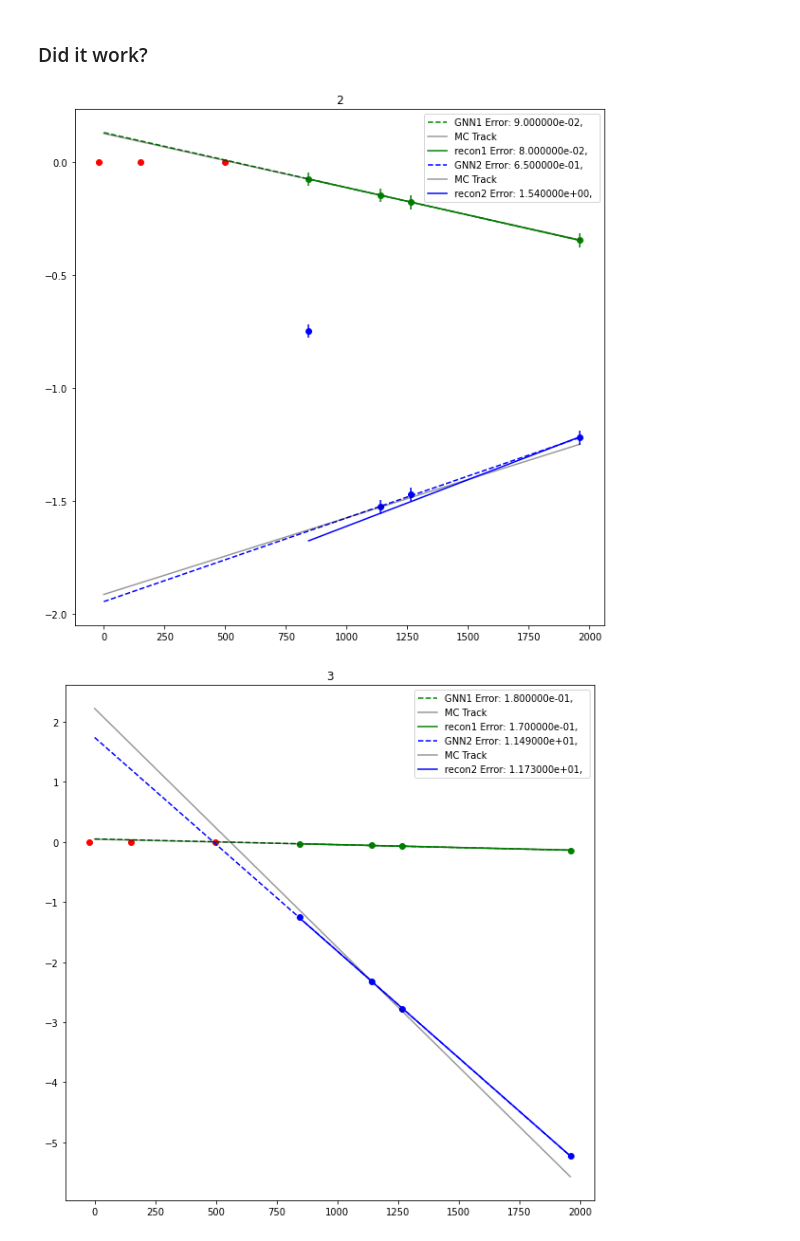
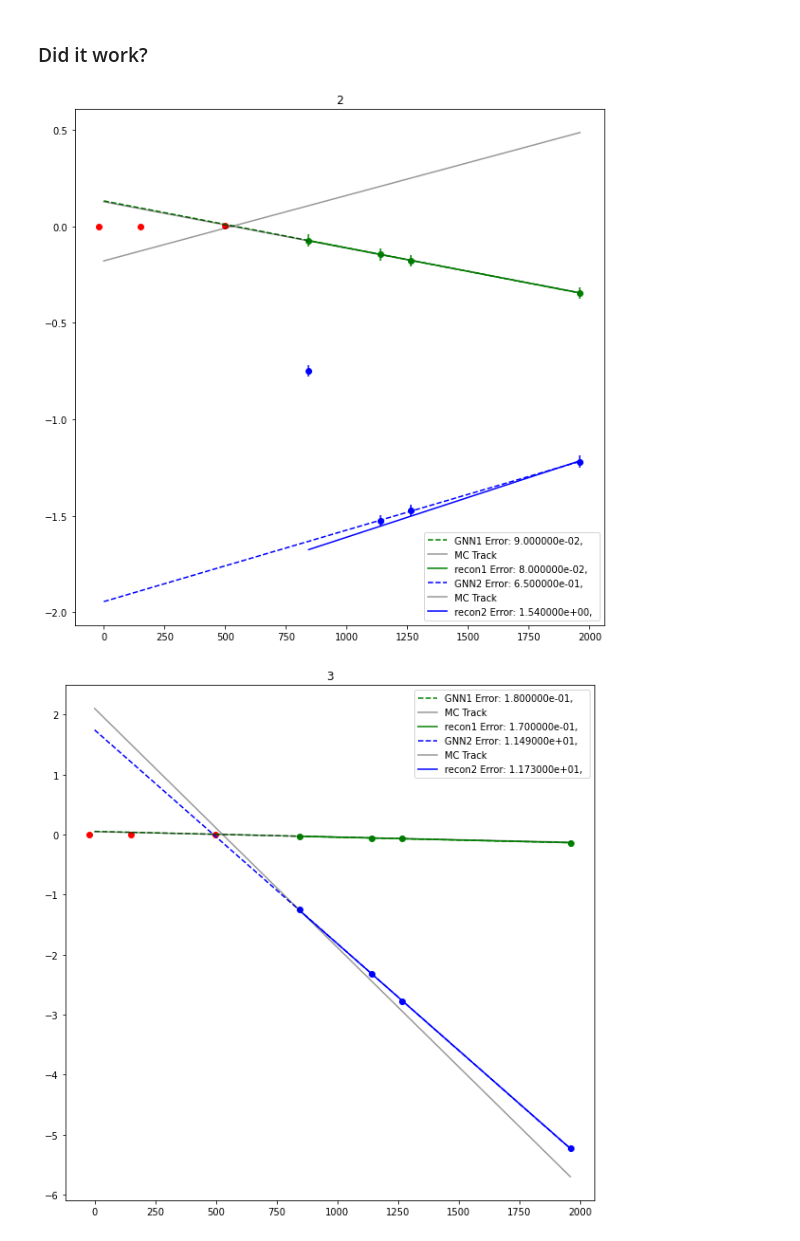
Before and after one commit to EyupBunlu/Tracking, a Jupyter notebook: GNN_MuonE_v1_Robust_mc_recon_comparison.ipynb, the cells around one changed output. Saved outputs shown, nothing was run; the diff lists cells and outputs as text; code cells hidden in the pictures.

```diff
--- a/GNN_MuonE_v1_Robust_mc_recon_comparison.ipynb
+++ b/GNN_MuonE_v1_Robust_mc_recon_comparison.ipynb
@@ -190,9 +190,9 @@ class MPNN_Network(nn.Module):
 # %% [markdown]
 Build a version of the model and print it out.
 # %%
-device = torch.device('cuda' if torch.cuda.is_available() else 'cpu')
-m_configs = {"input_dim": 2, "hidden_node_dim": 64, "hidden_edge_dim": 64, "in_layers": 2, "node_layers": 4, "edge_layers": 4, "n_graph_iters": 1, "layer_norm": True}
-model = MPNN_Network(**m_configs).to(device)
+#device = torch.device('cuda' if torch.cuda.is_available() else 'cpu')
+#m_configs = {"input_dim": 2, "hidden_node_dim": 64, "hidden_edge_dim": 64, "in_layers": 2, "node_layers": 4, "edge_layers": 4, "n_graph_iters": 1, "layer_norm": True}
+#model = MPNN_Network(**m_configs).to(device)
 # %% [markdown]
 ### Training and Validation Functions
 # %%
@@ -540,0 +571,12 @@ Test dataset (events):  2500
+# %%
+
+# Display few events
+for k in range(10):
+   plot_toy_graph(train_loader.dataset[k], 0.)
+
+print(train_loader.dataset[k].x)
+
+print("Fake / True = ", (len(train_dataset[0].y) - train_dataset[0].y.sum().item()) / train_dataset[0].y.sum().item())
+
+print("Training dataset (events): ",len(train_dataset))
+print("Test dataset (events): ",len(test_dataset))
@@ -596,7 +668,9 @@ axs[1].set_yscale("linear")
 # %% [markdown]
 ### Did it work?
 # %%
-for i in range(0,1500):
+
+
+for i in range(0,100):
   data = test_loader.dataset[i].to(device)
   preds = torch.sigmoid(model(data)).to('cpu')
 
@@ -720,7 +794,7 @@ def robust_fit(data,preds,toleration=0.5):
 
     nodes=np.where(node_lines==i)
 
-    if np.size(nodes)>1 :
+    if np.size(nodes)>=2 :
 
       yerr = np.ones( np.size(nodes) )*0.03
       popt,pcov=curve_fit(fit,x[nodes],y[nodes],p0=(0.0,0.0),sigma=yerr, absolute_sigma=True)
@@ -784,6 +858,7 @@ def robust_fit(data,preds,toleration=0.5):
 
 
 
+
 def plot_classified_line(data,preds,Track,trackre ):
 
   parameters_,errors_,node_lines=robust_fit(data,preds)
@@ -834,8 +909,8 @@ def plot_classified_line(data,preds,Track,trackre ):
 
 
       slope_mc = Track[2*i-2]
-      #c_mc = Track[2*i-1]
-      c_mc=y[nodes][1]-slope_mc*x[nodes][1]
+      c_mc = Track[2*i-1]
+      #c_mc=y[nodes][1]-slope_mc*x[nodes][1]
 
       # Plotting of the GNN
 
@@ -866,17 +941,16 @@ def plot_classified_line(data,preds,Track,trackre ):
 # %%
 #for i in range(len(train_loader.dataset)):
 for i in range(2,10):
 
-
-  data = train_loader.dataset[i]
-  preds=torch.sigmoid(model(data)).clone()
-  errors=robust_fit(data,preds)[0]
+  data = train_loader.dataset[i].to(device)
+  preds=torch.sigmoid(model(data))
+  errors=robust_fit(data.to('cpu'),preds)[0]
   a = errors[1][0]
   b = errors[0][0]
   if not (isinstance (a,str) or isinstance (b,str) ):
     if True or b > 0.04 or b < -0.03 or a > 0.04 or a < -0.03  :
-      plot_classified_line(data,preds,train_tracks[i], train_recon[i] )
+      plot_classified_line(data.to('cpu'),preds,train_tracks[i], train_recon[i] )
       plt.title(str(i))
 # %% [output]
-[figure, old version]
+[figure, new version]
-[figure, old version]
+[figure, new version]
```
Also changed, not shown: parts of 14 cells of this notebook.
